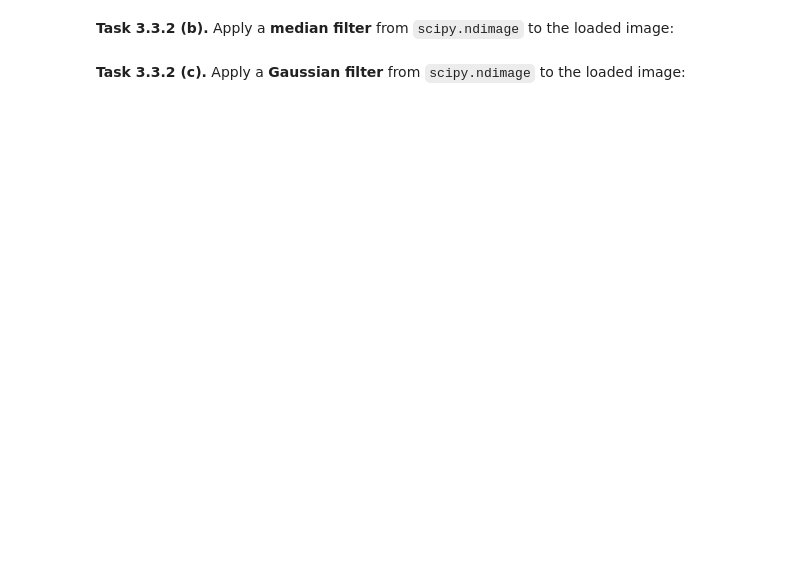
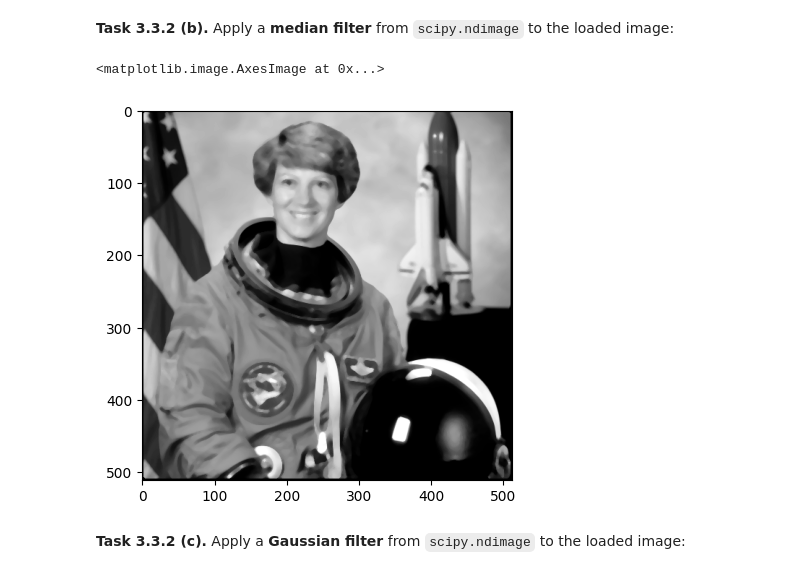
Before and after one commit to acetronomical/mobi-fs3-python, a Jupyter notebook: task3.ipynb, the cells around one changed output. Saved outputs shown, nothing was run; the diff lists cells and outputs as text; code cells hidden in the pictures; blank space fills up the shorter version.

```diff
--- a/task3.ipynb
+++ b/task3.ipynb
@@ -80,4 +113,10 @@ Then, compare your result for filter size `5` with the correct result image `dat
 # %% [markdown]
 **<a id="#">Task 3.3.2 (b).</a>** Apply a **median filter** from `scipy.ndimage` to the loaded image:
+# %%
+img1 = scipy.ndimage.median_filter(img, 5)
+plt.imshow(img1, 'grey')
+# %% [output]
+<matplotlib.image.AxesImage at 0x...>
+[figure, added]
 # %% [markdown]
 **<a id="#">Task 3.3.2 (c).</a>** Apply a **Gaussian filter** from `scipy.ndimage` to the loaded image:
```
Also changed, not shown: parts of 9 cells of this notebook.
